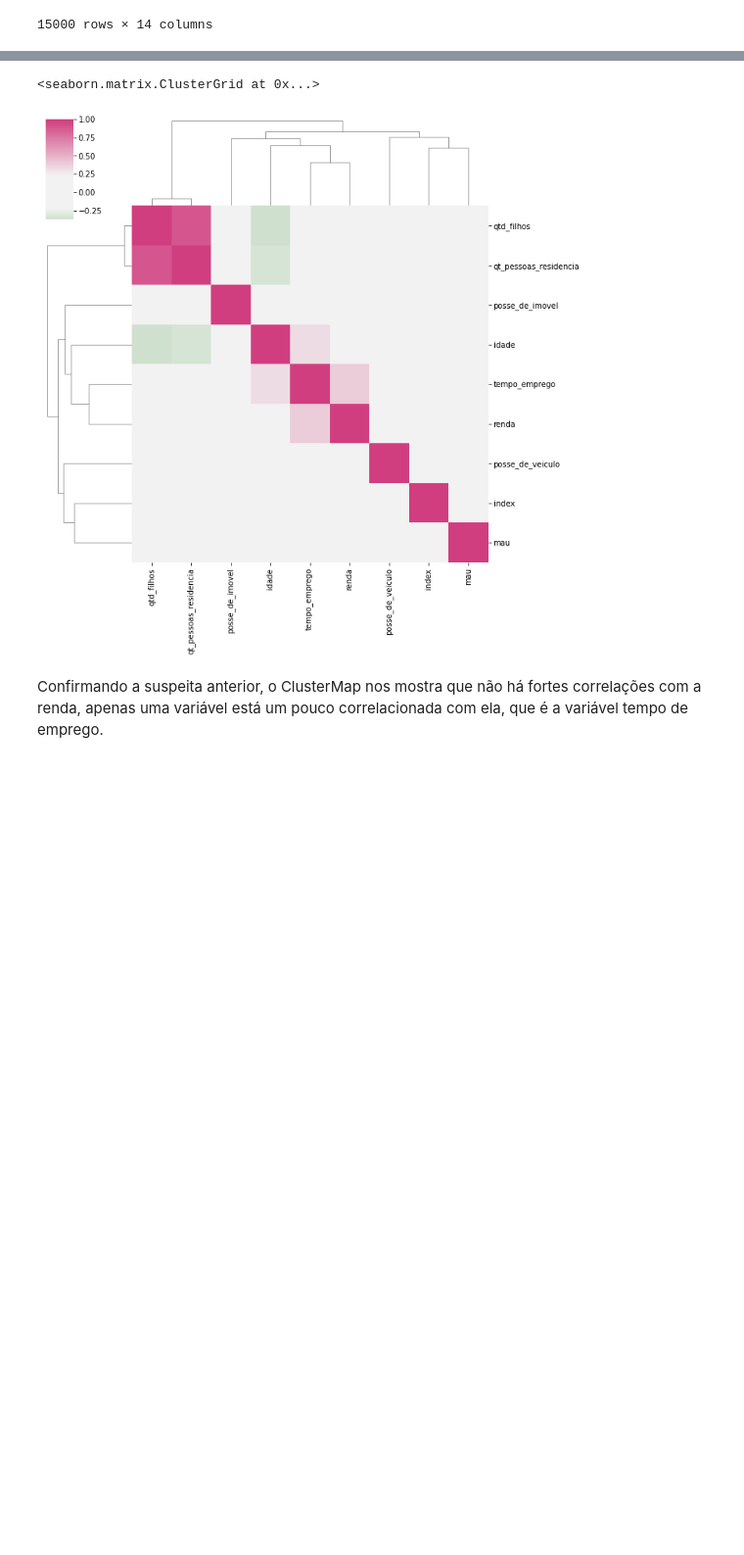
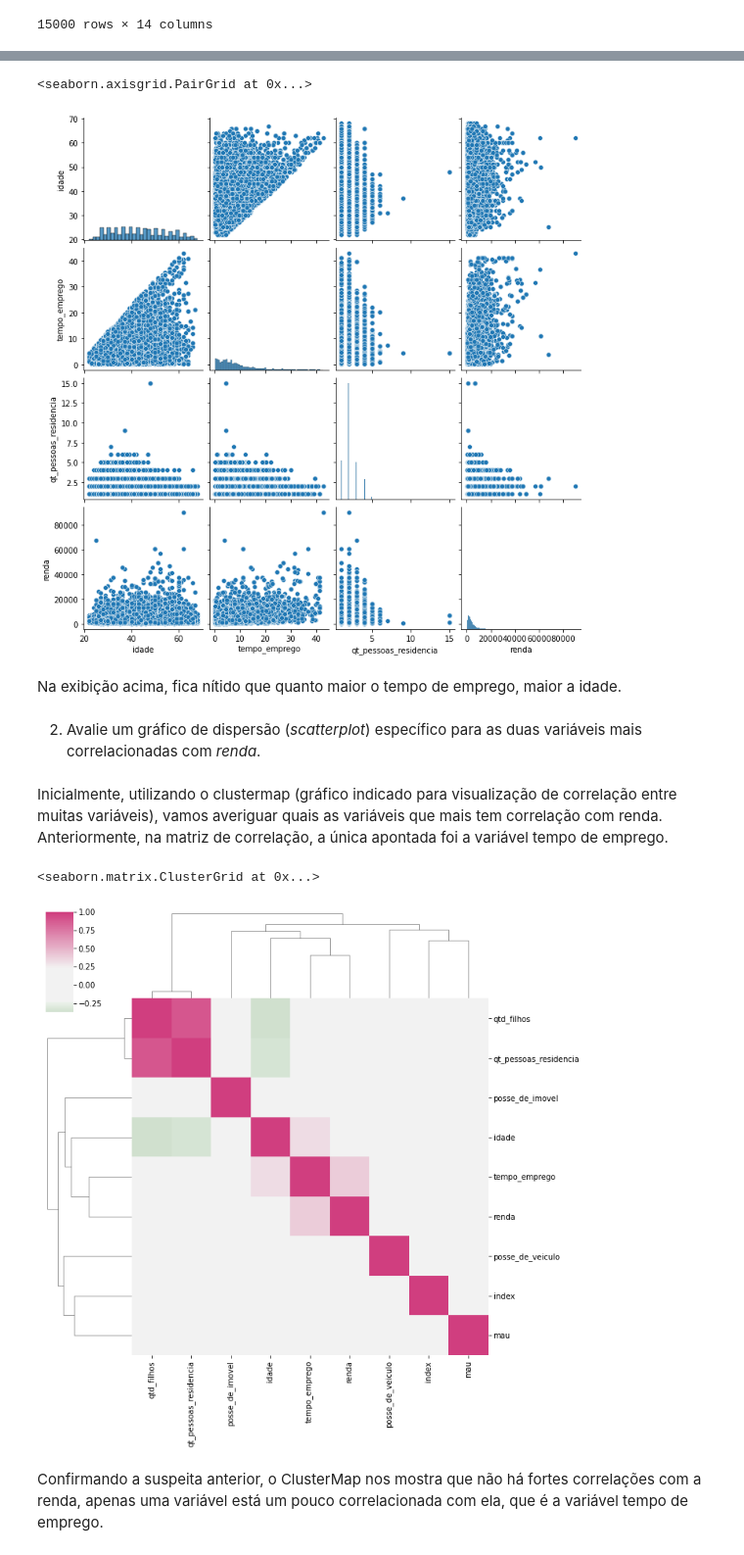
Before and after one commit to Charlene-Martello/Atividades_curso_EBAC, a Jupyter notebook: Profissao-Cientista de Dados_M10_support material_assignment01 (1).ipynb, the cells around one changed output, grey strips where cells are left out. Shown at 98% size. Cells and saved outputs as stored; diff of their text form; code cells hidden in the pictures; blank space fills up the shorter version.

```diff
--- a/Profissao-Cientista de Dados_M10_support material_assignment01 (1).ipynb
+++ b/Profissao-Cientista de Dados_M10_support material_assignment01 (1).ipynb
@@ -66 +70,16 @@ De acordo com a matriz de correlação, não há FORTES correlações de outras
+# %%
+#selecionando as variáveis quantitativas do DataFrame:
+variaveis_quantitativas = var_preditivas[['idade', 'tempo_emprego', 'qt_pessoas_residencia', 'renda']]
+
+# Matriz de dispersão das variáveis quantitativas:
+sns.pairplot(variaveis_quantitativas)
+# %% [output]
+<seaborn.axisgrid.PairGrid at 0x...>
+[figure, added]
+# %% [markdown]
+   Na exibição acima, fica nítido que quanto maior o tempo de emprego, maior a idade.
+# %% [markdown]
+2) Avalie um gráfico de dispersão (*scatterplot*) específico para as duas variáveis mais correlacionadas com *renda*.
+# %% [markdown]
+   Inicialmente, utilizando o clustermap (gráfico indicado para visualização de correlação entre muitas variáveis), vamos averiguar quais as variáveis que mais tem correlação com renda. Anteriormente, na matriz de correlação, a única apontada foi a variável tempo de emprego.
 # %%
```
Also changed, not shown: parts of 6 cells of this notebook.
